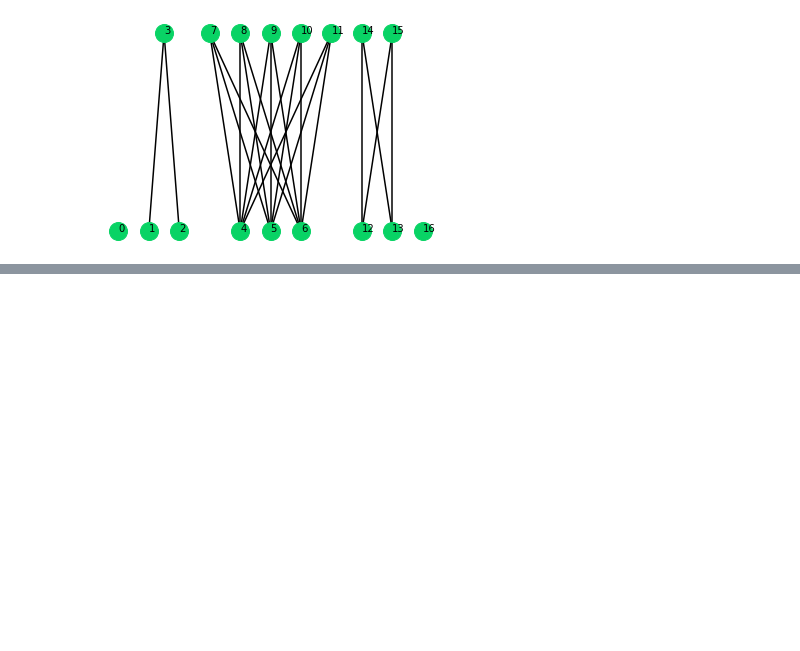
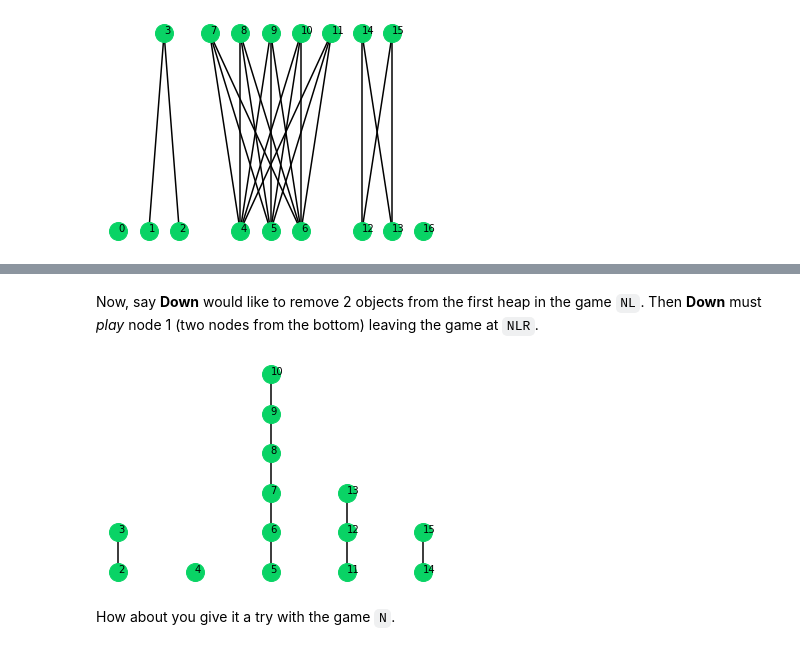
Before and after one commit to Upset-Downset/UpsetDownset, a Jupyter notebook: intro_to_upset_downset.ipynb, the cells around one changed output, grey strips where cells are left out. Cells and saved outputs as stored; diff of their text form; code cells hidden in the pictures; blank space fills up the shorter version.

```diff
--- a/intro_to_upset_downset.ipynb
+++ b/intro_to_upset_downset.ipynb
@@ -108,0 +114,9 @@ Down wins!
+# %% [markdown]
+Now, say **Down** would like to remove 2 objects from the first heap in the game `NL`. Then **Down** must *play* node 1 (two nodes from the bottom) leaving the game at `NLR`.
+# %%
+NLR = NL.down_play(1)
+NLR.plot()
+# %% [output]
+[figure, added]
+# %% [markdown]
+How about you give it a try with the game `N`.
```
Also changed, not shown: parts of 22 cells of this notebook, 13 other files.
